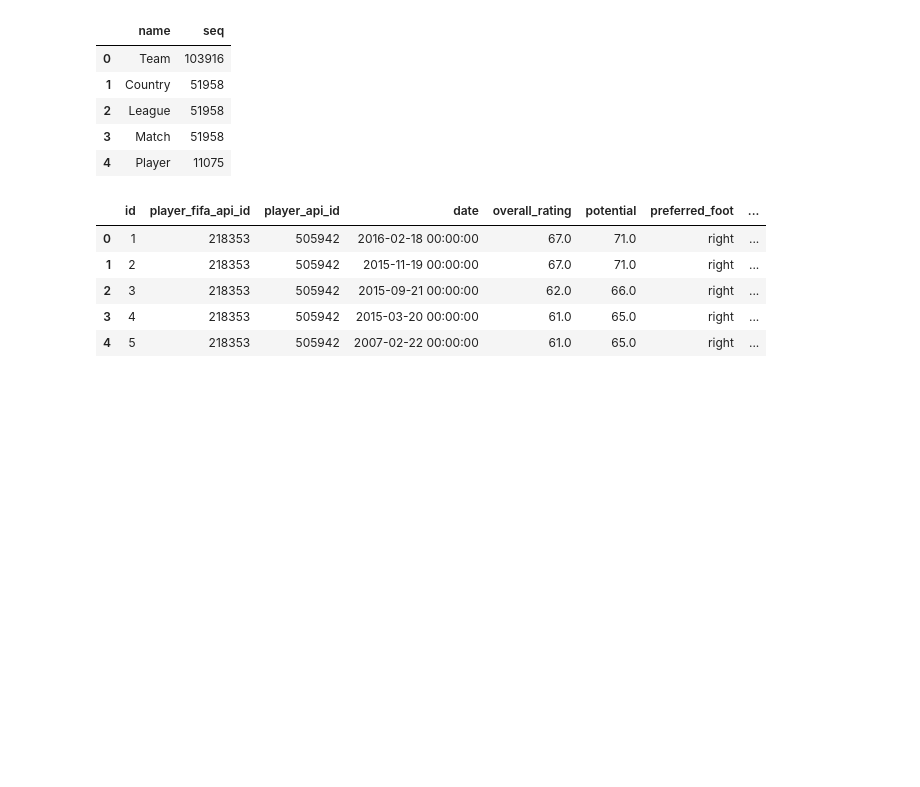
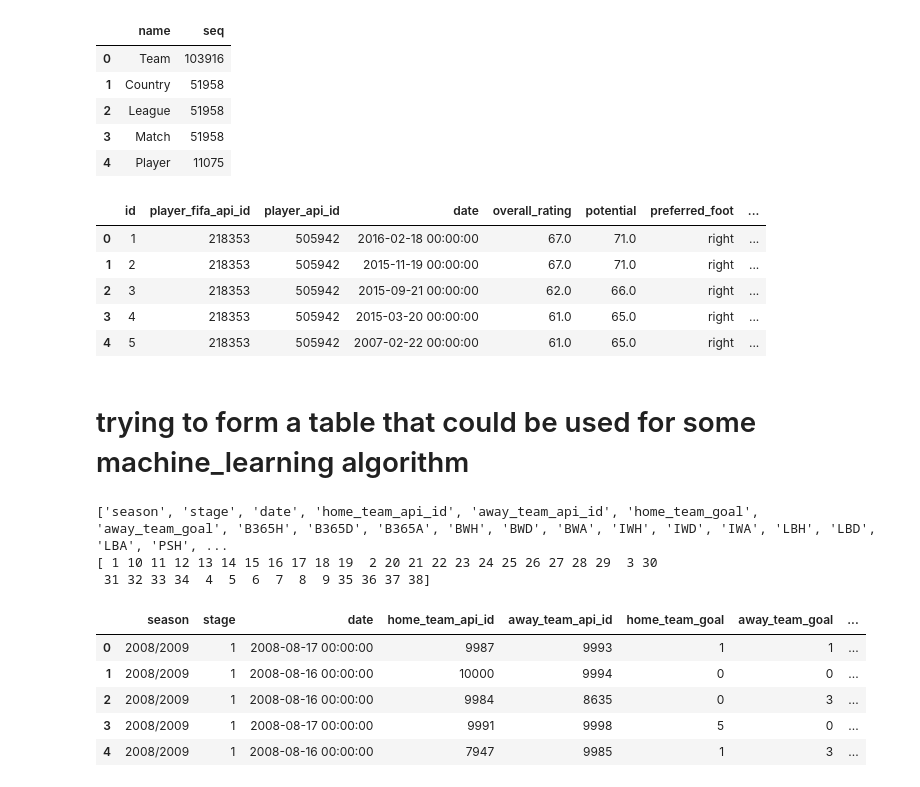
Before and after one commit to raedovj/NN19_Project_Football, a Jupyter notebook: Football.ipynb, the cells around one changed output. Cells and saved outputs as stored; diff of their text form; code cells hidden in the pictures; blank space fills up the shorter version.

```diff
--- a/Football.ipynb
+++ b/Football.ipynb
@@ -109,3 +109,59 @@ player_attributes_t.head()
 | 2 | 3 | 218353 | 505942 | 2015-09-21 00:00:00 | 62.0 | 66.0 | right | ... |
 | 3 | 4 | 218353 | 505942 | 2015-03-20 00:00:00 | 61.0 | 65.0 | right | ... |
 | 4 | 5 | 218353 | 505942 | 2007-02-22 00:00:00 | 61.0 | 65.0 | right | ... |
+# %% [markdown]
+# trying to form a table that could be used for some machine_learning algorithm
+# %%
+# dropping all the players as they mostly seem to be null
+final_df = match_t.drop(['home_player_X1', 'home_player_X2', 'home_player_X3', 'home_player_X4',
+                         'home_player_X5', 'home_player_X6', 'home_player_X7', 'home_player_X8',
+                         'home_player_X9', 'home_player_X10', 'home_player_X11', 'away_player_X1',
+                         'away_player_X2', 'away_player_X3', 'away_player_X4', 'away_player_X5',
+                         'away_player_X6', 'away_player_X7', 'away_player_X8', 'away_player_X9',
+                         'away_player_X10', 'away_player_X11', 'home_player_Y1', 'home_player_Y2',
+                         'home_player_Y3', 'home_player_Y4', 'home_player_Y5', 'home_player_Y6',
+                         'home_player_Y7', 'home_player_Y8', 'home_player_Y9', 'home_player_Y10',
+                         'home_player_Y11', 'away_player_Y1', 'away_player_Y2', 'away_player_Y3',
+                         'away_player_Y4', 'away_player_Y5', 'away_player_Y6', 'away_player_Y7',
+                         'away_player_Y8', 'away_player_Y9', 'away_player_Y10', 'away_player_Y11',
+                         'home_player_1', 'home_player_2', 'home_player_3', 'home_player_4',
+                         'home_player_5', 'home_player_6', 'home_player_7', 'home_player_8',
+                         'home_player_9', 'home_player_10', 'home_player_11', 'away_player_1',
+                         'away_player_2', 'away_player_3', 'away_player_4', 'away_player_5',
+                         'away_player_6', 'away_player_7', 'away_player_8', 'away_player_9',
+                         'away_player_10', 'away_player_11'], axis=1)
+
+# removing information that we can't know before the game (many nulls here anyway)
+final_df = final_df.drop(['goal', 'shoton', 'shotoff', 'foulcommit', 'card', 'cross', 'corner', 'possession'],
+                         axis=1)
+
+# Id doesen't give us anything
+final_df = final_df.drop(['id'], axis=1)
+# same as prevois. Seems totally useless
+final_df = final_df.drop(['match_api_id'], axis=1)
+
+
+# merging country table with match table
+final_df = final_df.merge(country_t, left_on='country_id', right_on='id').drop(['country_id', 'id'], axis=1)
+final_df = final_df.rename(index=str, columns={"name": "country"})
+
+# merging league table with match table
+final_df = final_df.merge(league_t, left_on='league_id', right_on='id')
+final_df = final_df.drop(['league_id', 'id', 'country_id'], axis=1)
+final_df = final_df.rename(index=str, columns={"name": "league"})
+
+# not sure what I should do with stage, date, season
+
+print(list(final_df))
+print(final_df.stage.unique())
+final_df.head()
+# %% [output]
+['season', 'stage', 'date', 'home_team_api_id', 'away_team_api_id', 'home_team_goal', 'away_team_goal', 'B365H', 'B365D', 'B365A', 'BWH', 'BWD', 'BWA', 'IWH', 'IWD', 'IWA', 'LBH', 'LBD', 'LBA', 'PSH', ...
+[ 1 10 11 12 13 14 15 16 17 18 19  2 20 21 22 23 24 25 26 27 28 29  3 30
+ 31 32 33 34  4  5  6  7  8  9 35 36 37 38]
+|  | season | stage | date | home_team_api_id | away_team_api_id | home_team_goal | away_team_goal | ... |
+| 0 | 2008/2009 | 1 | 2008-08-17 00:00:00 | 9987 | 9993 | 1 | 1 | ... |
+| 1 | 2008/2009 | 1 | 2008-08-16 00:00:00 | 10000 | 9994 | 0 | 0 | ... |
+| 2 | 2008/2009 | 1 | 2008-08-16 00:00:00 | 9984 | 8635 | 0 | 3 | ... |
+| 3 | 2008/2009 | 1 | 2008-08-17 00:00:00 | 9991 | 9998 | 5 | 0 | ... |
+| 4 | 2008/2009 | 1 | 2008-08-16 00:00:00 | 7947 | 9985 | 1 | 3 | ... |
```
Also changed, not shown: parts of 5 cells of this notebook.
